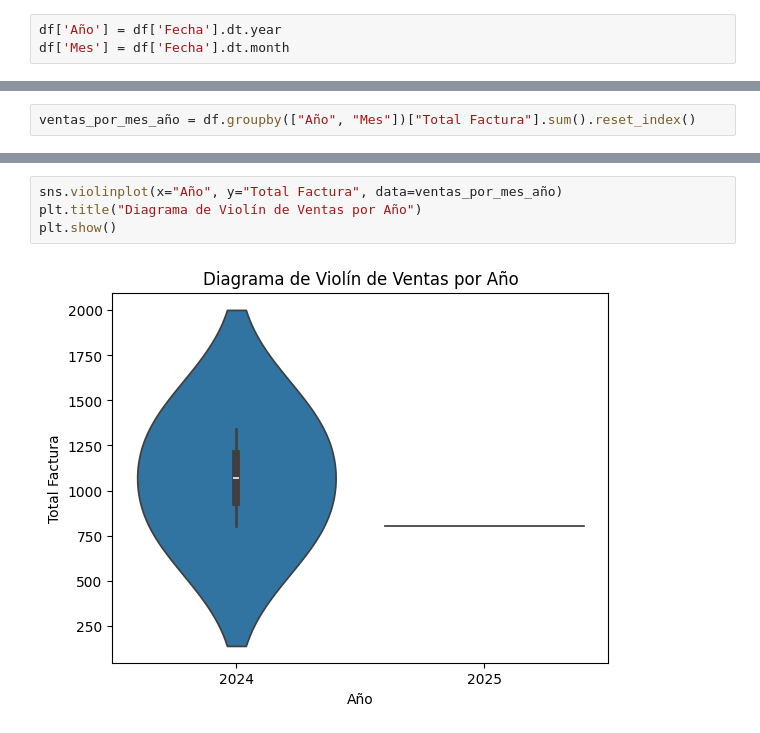
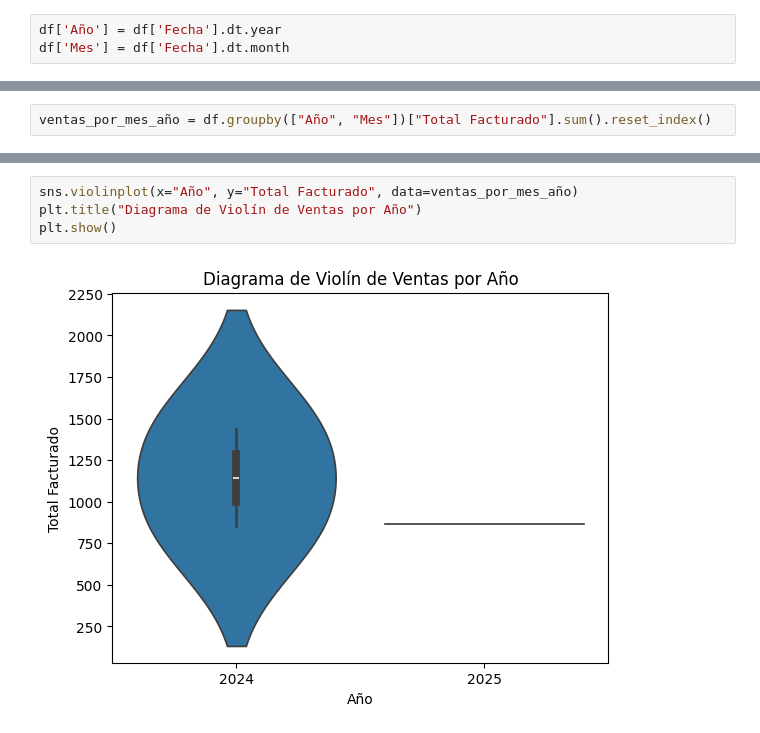
Before and after one commit to jhonDataScience/Financiero, a Jupyter notebook: Analisis_Excel.ipynb, the cells around one changed output, grey strips where cells are left out. Cells and saved outputs as stored; diff of their text form.

```diff
--- a/Analisis_Excel.ipynb
+++ b/Analisis_Excel.ipynb
@@ -52,5 +52,5 @@ plt.show()
 # %%
-ventas_por_mes_año = df.groupby(["Año", "Mes"])["Total Factura"].sum().reset_index()
+ventas_por_mes_año = df.groupby(["Año", "Mes"])["Total Facturado"].sum().reset_index()
 # %%
 print(ventas_por_mes_año)
 # %% [output]
@@ -103,7 +103,7 @@ plt.show()
 # %%
-sns.violinplot(x="Año", y="Total Factura", data=ventas_por_mes_año)
+sns.violinplot(x="Año", y="Total Facturado", data=ventas_por_mes_año)
 plt.title("Diagrama de Violín de Ventas por Año")
 plt.show()
 # %% [output]
-[figure, old version]
+[figure, new version]
 # %%
```
Also changed, not shown: parts of 17 cells of this notebook.
